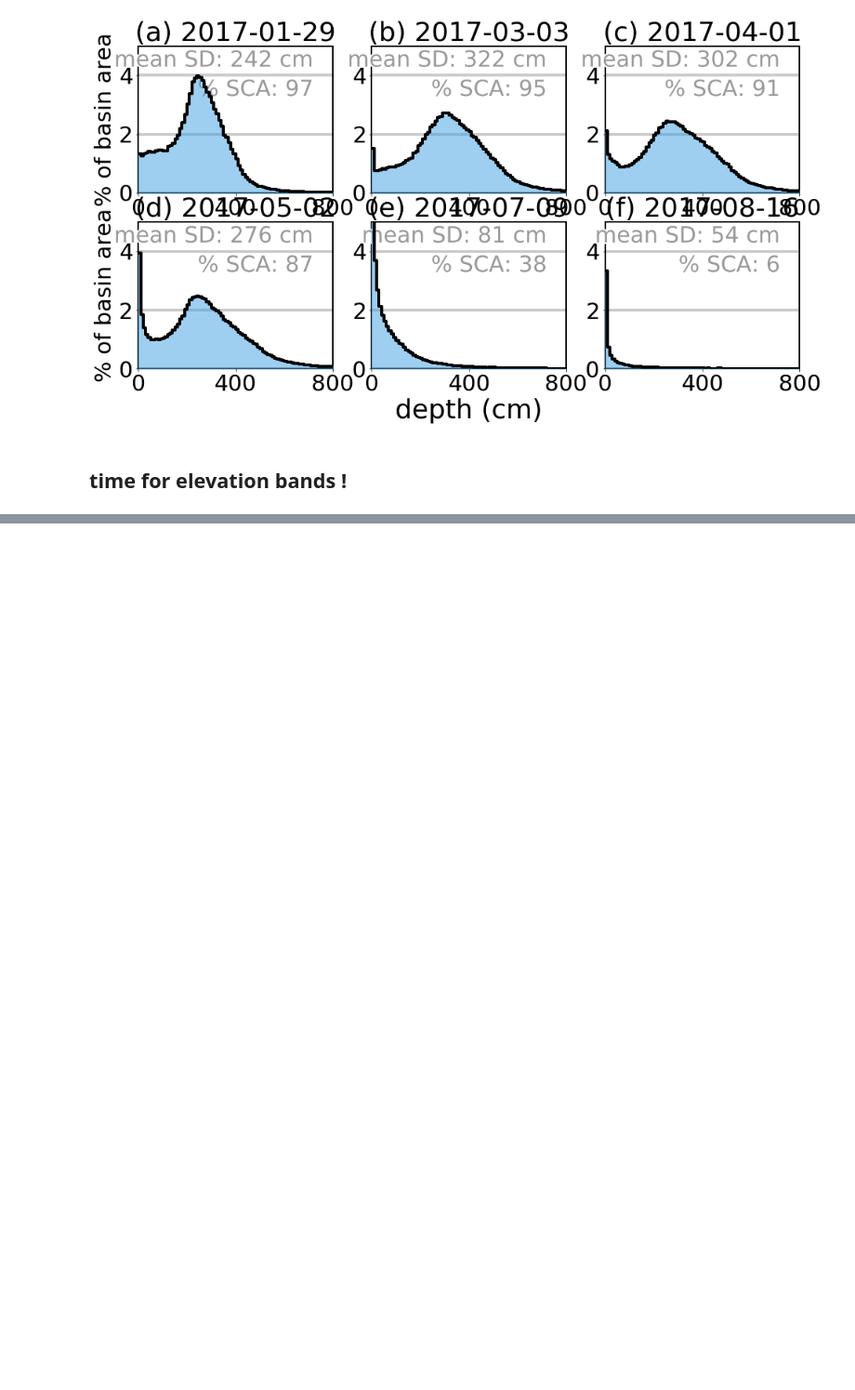
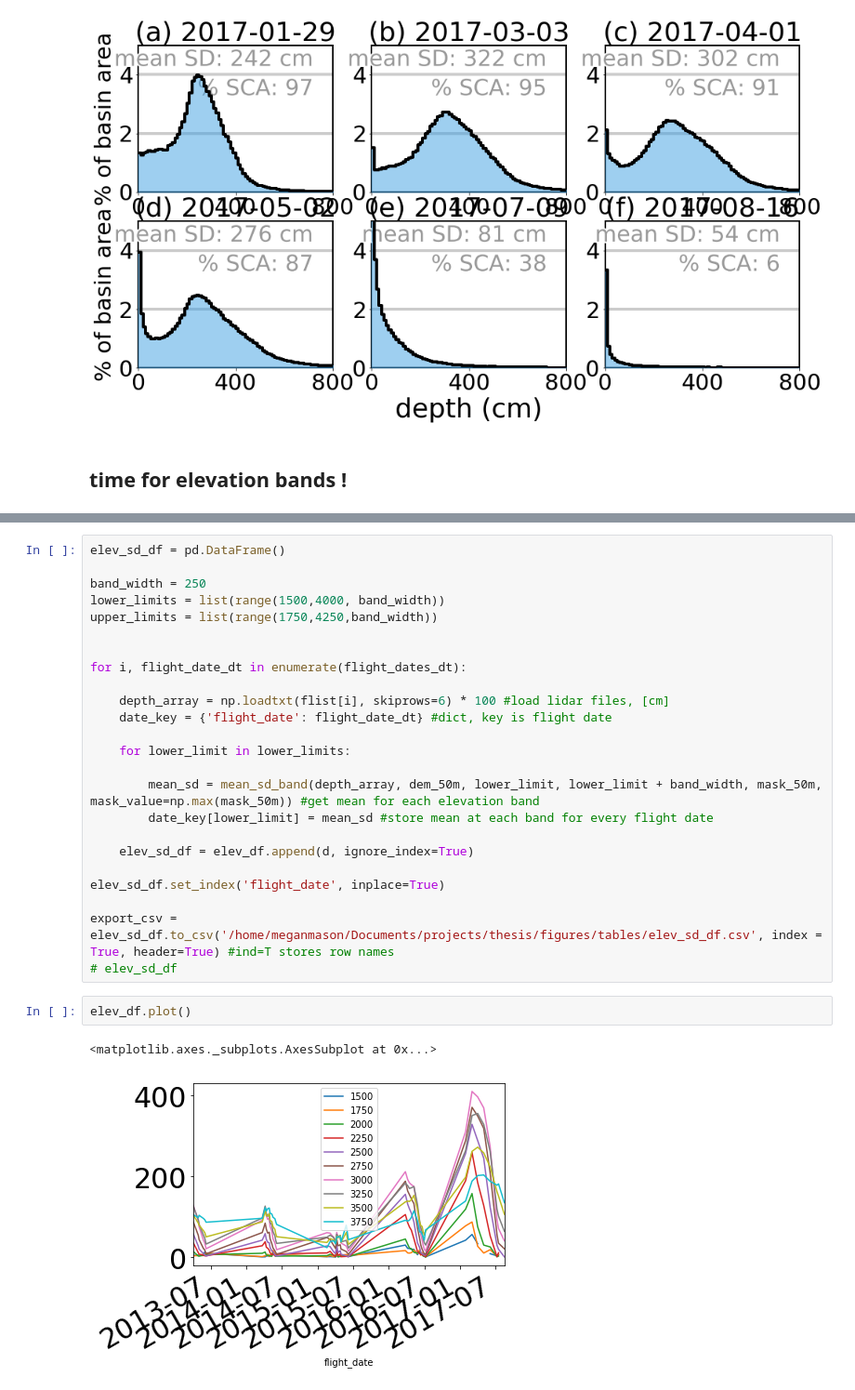
Before and after one commit to meganmason/jlabs, a Jupyter notebook: 50m_ascii/Tuolumne_depth.ipynb, the cells around one changed output, grey strips where cells are left out. Shown at 93% size. Saved outputs shown, nothing was run; the diff lists cells and outputs as text; blank space fills up the shorter version.

```diff
--- a/50m_ascii/Tuolumne_depth.ipynb
+++ b/50m_ascii/Tuolumne_depth.ipynb
@@ -579,0 +498,29 @@ NameError: name 'lower_limit' is not defined
+# %%
+elev_sd_df = pd.DataFrame()
+
+band_width = 250
+lower_limits = list(range(1500,4000, band_width))
+upper_limits = list(range(1750,4250,band_width))
+
+
+for i, flight_date_dt in enumerate(flight_dates_dt):
+
+    depth_array = np.loadtxt(flist[i], skiprows=6) * 100 #load lidar files, [cm]
+    date_key = {'flight_date': flight_date_dt} #dict, key is flight date
+
+    for lower_limit in lower_limits:
+
+        mean_sd = mean_sd_band(depth_array, dem_50m, lower_limit, lower_limit + band_width, mask_50m, mask_value=np.max(mask_50m)) #get mean for each elevation band
+        date_key[lower_limit] = mean_sd #store mean at each band for every flight date
+
+    elev_sd_df = elev_df.append(d, ignore_index=True)
+
+elev_sd_df.set_index('flight_date', inplace=True)
+
+export_csv = elev_sd_df.to_csv('/home/meganmason/Documents/projects/thesis/figures/tables/elev_sd_df.csv', index = True, header=True) #ind=T stores row names
+# elev_sd_df
+# %%
+elev_df.plot()
+# %% [output]
+<matplotlib.axes._subplots.AxesSubplot at 0x...>
+[figure, added]
```
Also changed, not shown: parts of 13 cells of this notebook, 1 other file.
